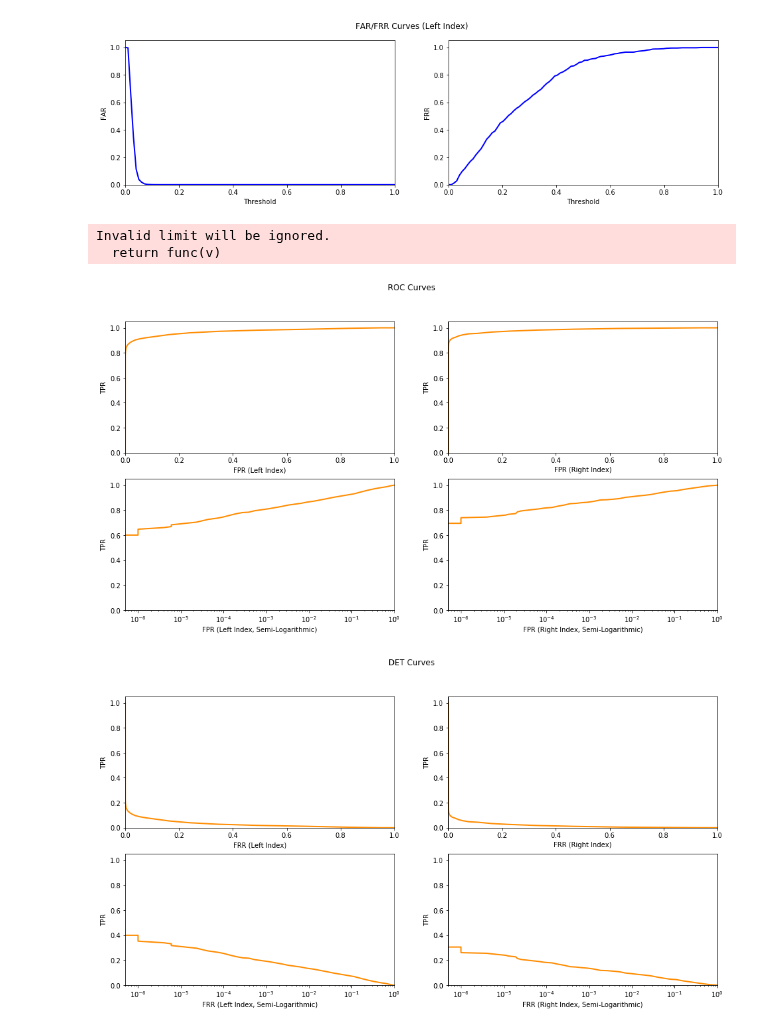
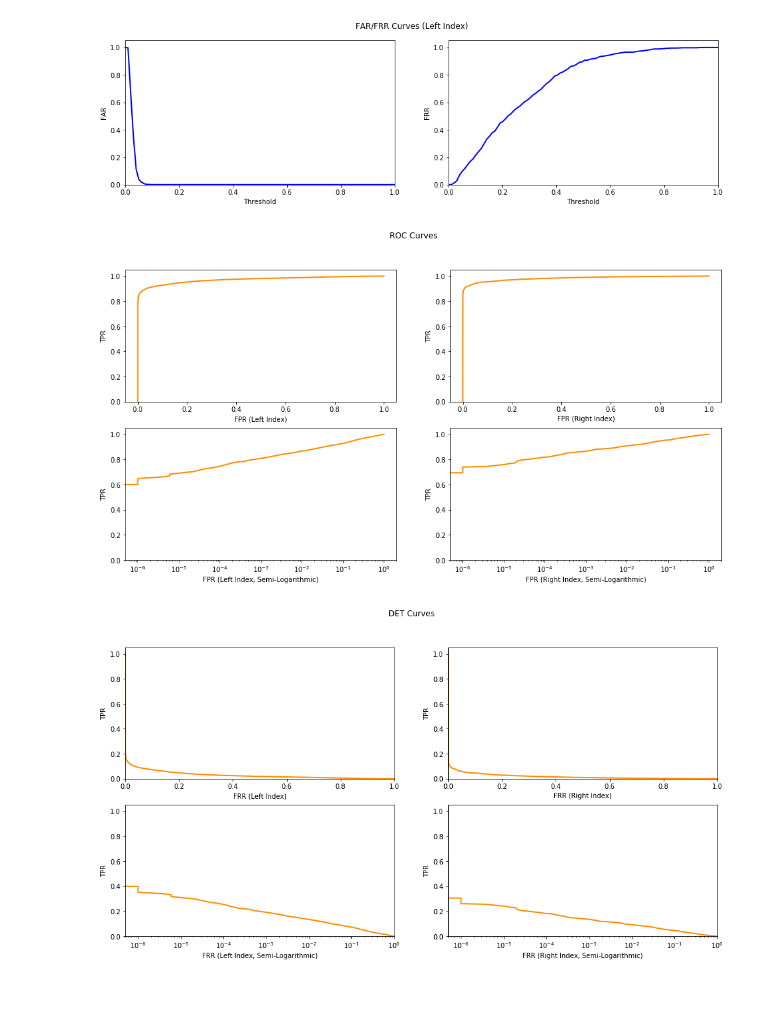
Before and after one commit to BrunoVandekerkhove/biometric-systems, a Jupyter notebook: validating/validating.ipynb, the cells around one changed output. Saved outputs shown, nothing was run; the diff lists cells and outputs as text; code cells hidden in the pictures; blank space fills up the shorter version.

```diff
--- a/validating/validating.ipynb
+++ b/validating/validating.ipynb
@@ -197,22 +197,20 @@ plt.show()
 # %%
 """Plot the ROC curve (TPR against the FPR for different threshold values)"""
 li_fpr, li_tpr, _ = roc_curve(li_genuine_id, li_scores)
 ri_fpr, ri_tpr, _ = roc_curve(ri_genuine_id, ri_scores)
 figure, axes = plt.subplots(nrows=2, ncols=2, figsize=(16,8))
 figure.suptitle('ROC Curves')
 axes[0][0].plot(li_fpr, li_tpr, color='darkorange', lw=2)
 axes[0][0].set(xlabel='FPR (Left Index)', ylabel='TPR', ylim=[0.0,1.05])
 axes[0][1].plot(ri_fpr, ri_tpr, color='darkorange', lw=2)
 axes[0][1].set(xlabel='FPR (Right Index)', ylabel='TPR', ylim=[0.0,1.05])
 axes[1][0].semilogx(li_fpr, li_tpr, color='darkorange', lw=2)
-axes[1][0].set(xlabel='FPR (Left Index, Semi-Logarithmic)', ylabel='TPR', xlim=[0.0,1.0], ylim=[0.0,1.05])
+axes[1][0].set(xlabel='FPR (Left Index, Semi-Logarithmic)', ylabel='TPR', ylim=[0.0,1.05])
 axes[1][1].semilogx(ri_fpr, ri_tpr, color='darkorange', lw=2)
-axes[1][1].set(xlabel='FPR (Right Index, Semi-Logarithmic)', ylabel='TPR', xlim=[0.0,1.0], ylim=[0.0,1.05])
+axes[1][1].set(xlabel='FPR (Right Index, Semi-Logarithmic)', ylabel='TPR', ylim=[0.0,1.05])
 plt.show()
 # %% [output]
-Invalid limit will be ignored.
-  return func(v)
-[figure, old version]
+[figure, new version]
 # %%
 """Plot the DET curve (FRR (=1-tpr) against the FAR for different threshold values)"""
 figure, axes = plt.subplots(nrows=2, ncols=2, figsize=(16,8))
```
Also changed, not shown: parts of 4 cells of this notebook.
